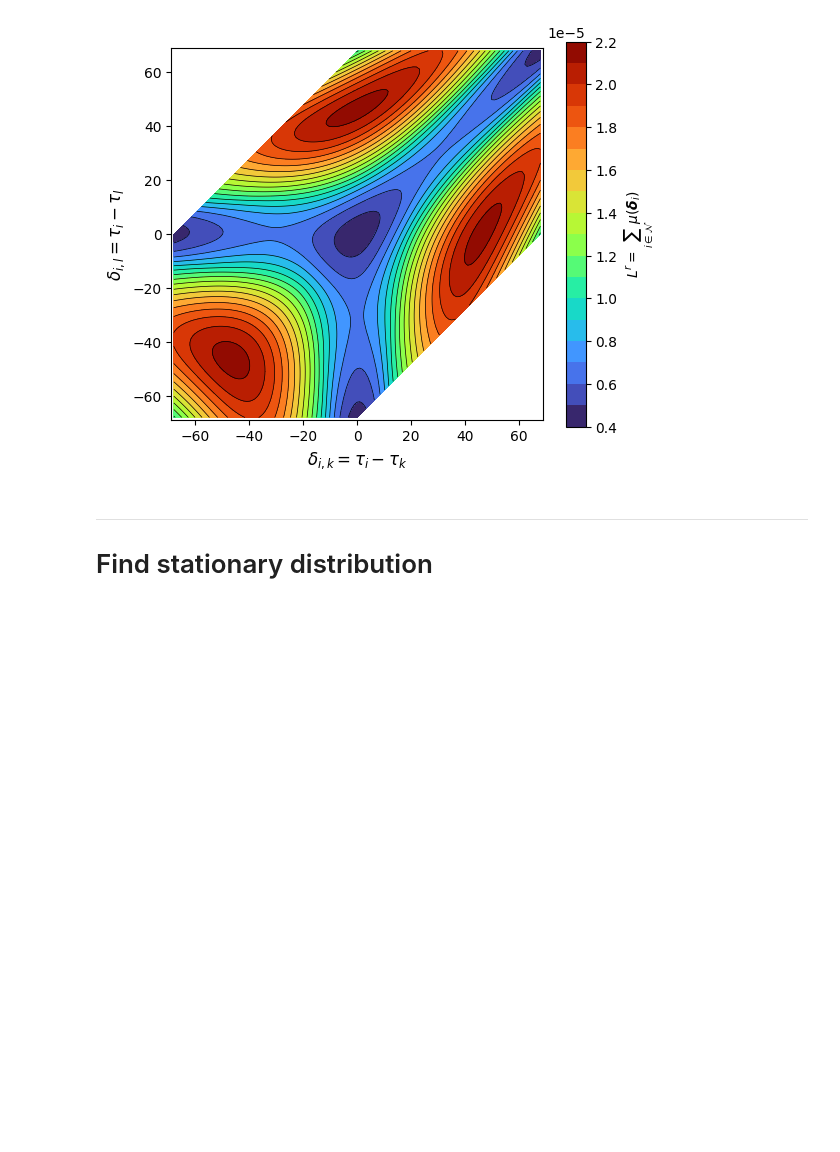
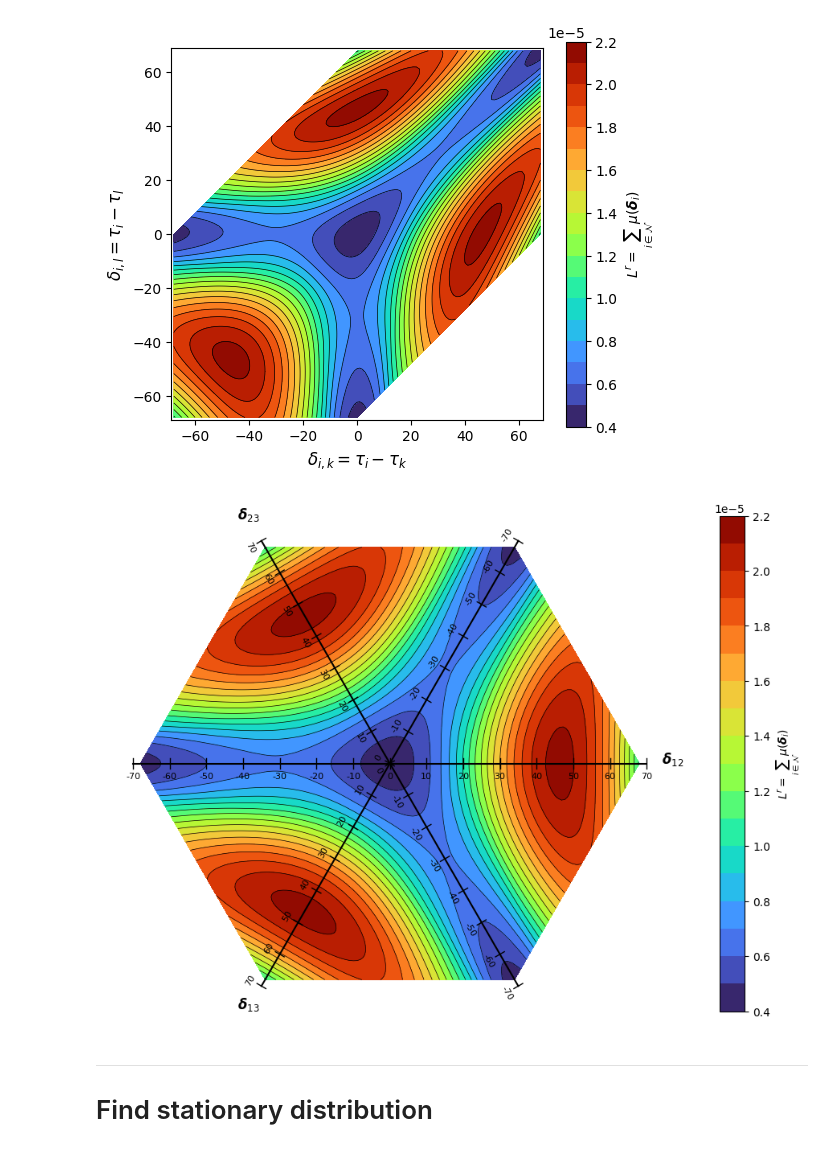
Before and after one commit to sadraheydari/SchumpeterCournotGE, a Jupyter notebook: experiments/3-firm-policy.ipynb, the cells around one changed output. Cells and saved outputs as stored; diff of their text form; code cells hidden in the pictures; blank space fills up the shorter version.

Commit message:
scale the plot for symmetric dimention

```diff
--- a/experiments/3-firm-policy.ipynb
+++ b/experiments/3-firm-policy.ipynb
@@ -422,3 +422,15 @@ plt.ylabel(r'$\delta_{i,l} = \tau_i - \tau_l$', fontsize=12)
 # %% [output]
 Text(0, 0.5, '$\\delta_{i,l} = \\tau_i - \\tau_l$')
 [figure]
+# %%
+def symmetrize_mesh(X, Y, Z):
+    """
+    Takes original meshes (X, Y, Z) where:
+        X = z1 - z2
+        Y = z1 - z3
+
+    Returns transformed meshes (U, V, Z) that reveal full symmetry.
+    """
+    U = X - 0.5 * Y
+    V = (np.sqrt(3) / 2) * Y
+    return U, V, Z
@@ -425,3 +496,26 @@ Text(0, 0.5, '$\\delta_{i,l} = \\tau_i - \\tau_l$')
+# %%
+U, V, Z_new = symmetrize_mesh(X, Y, total_labor_demand)
+
+fig_scale = 8
+fig, ax = plt.subplots(figsize=(fig_scale/np.cos(np.pi/6) + 5 ,fig_scale))
+
+cf = ax.contourf(U, V, Z_new, levels=20, cmap='turbo')
+plt.colorbar(cf, ax=ax, label=r'$L^r = \sum_{i\in\mathcal{N}} \mu(\boldsymbol{\delta}_{i})$')
+
+ax.contour(U, V, Z_new, levels=20, colors='black', linewidths=0.5)
+
+draw_triangular_axes(ax, scale=70, ticks=15)
+
+ax.set_aspect('equal')
+y_min, y_max = ax.get_ylim()
+ax.set_xlim(y_min / np.cos(np.pi/6), y_max / np.cos(np.pi/6))
+ax.set_ylim(y_min, y_max)
+ax.axis('off')  # Hide the default axes
+
+# plt.title("Symmetric Plot with 3 Interpretable Axes")
+plt.show()
+# %% [output]
+[figure, added]
 # %% [markdown]
 ---
 # Find stationary distribution
```
Also changed, not shown: parts of 1 cell of this notebook.
